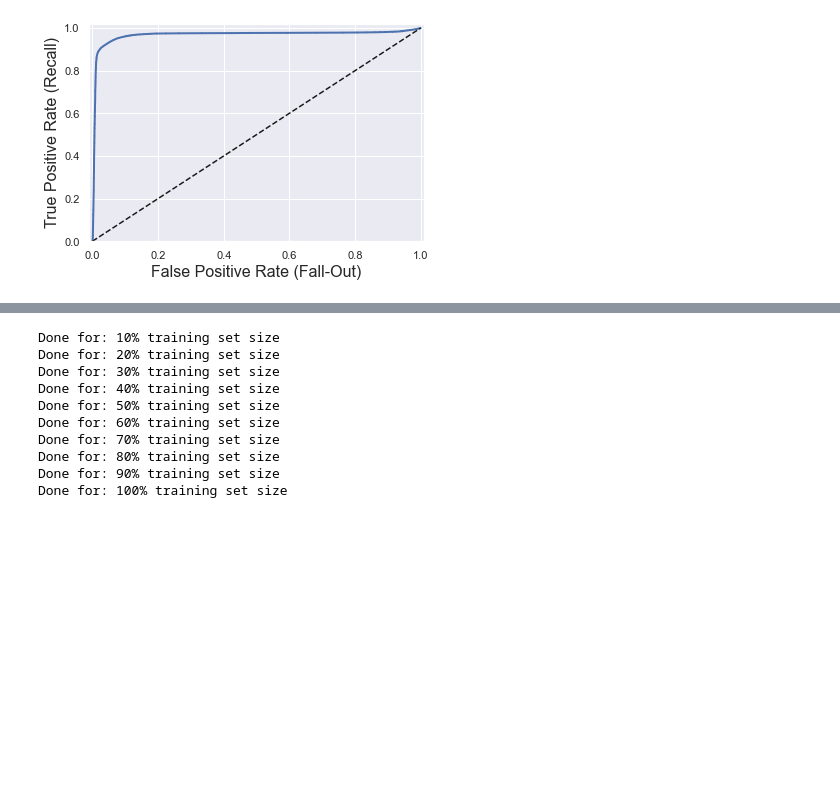
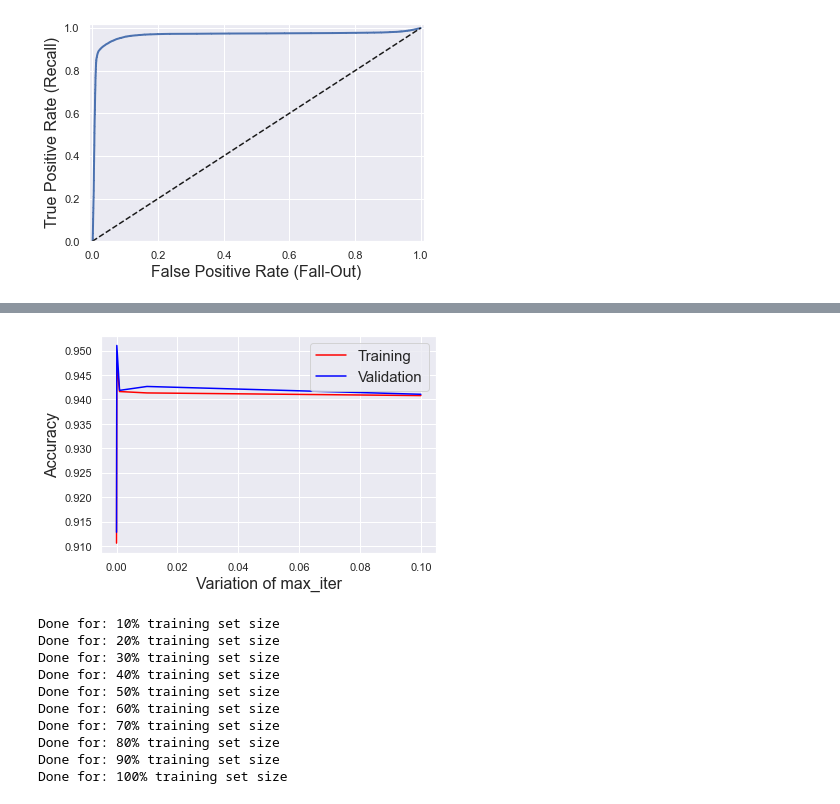
Before and after one commit to nico0407/Machine-Learning-and-Neural-Networks-for-HEP, a Jupyter notebook: code/model_comparisons.ipynb, the cells around one changed output, grey strips where cells are left out. Cells and saved outputs as stored; diff of their text form; code cells hidden in the pictures; blank space fills up the shorter version.

```diff
--- a/code/model_comparisons.ipynb
+++ b/code/model_comparisons.ipynb
@@ -1468,3 +1532,14 @@ plot_roc_curve(fprSGDC,tprSGDC)
+# %%
+plt.plot(val_range,train_acc,c='red')
+plt.plot(val_range,val_acc,c='blue')
+plt.legend(["Training","Validation"],fontsize=15)
+plt.grid(True)
+plt.xlabel("Variation of max_iter", fontsize=16)
+plt.ylabel("Accuracy",fontsize=16)
+#plt.ylim(0.955,1.005)
+plt.show()
+# %% [output]
+[figure, added]
 # %%
 val_acc_train_size=[]
 val_f1_train_size=[]
```
Also changed, not shown: parts of 34 cells of this notebook.
